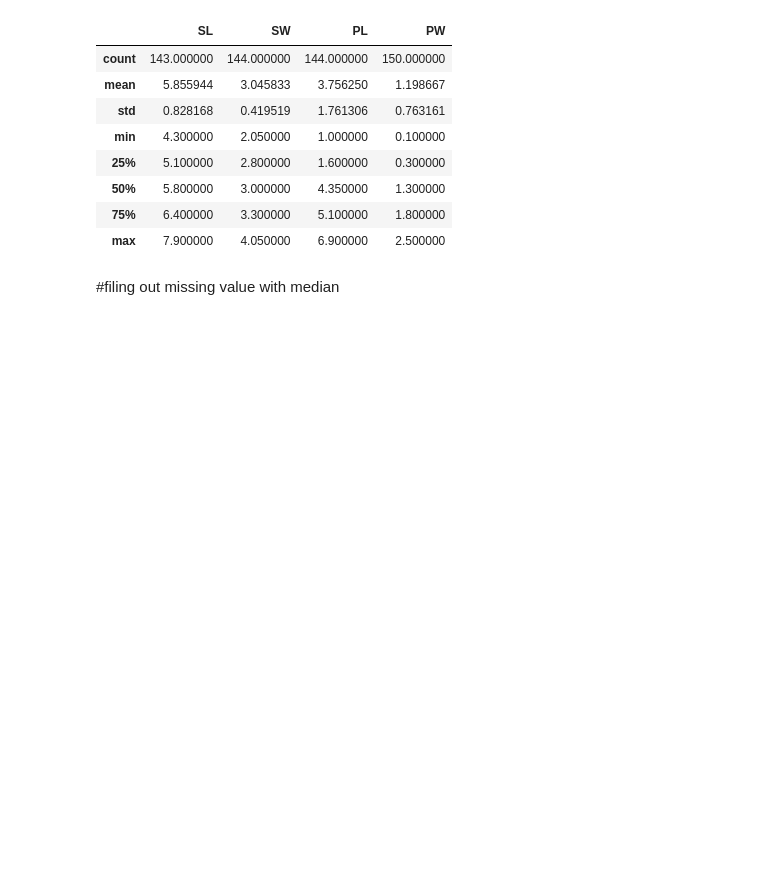
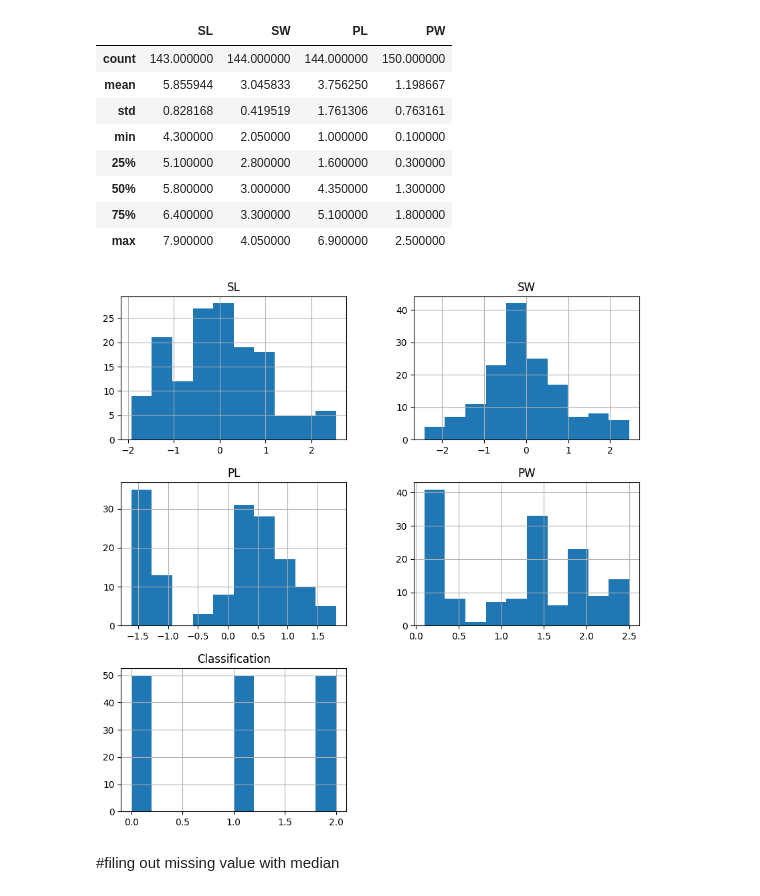
Before and after one commit to MerinBennyT/classification-, a Jupyter notebook: Merin_Benny_T_Classification_Assignment.ipynb, the cells around one changed output. Saved outputs shown, nothing was run; the diff lists cells and outputs as text; code cells hidden in the pictures; blank space fills up the shorter version.

```diff
--- a/Merin_Benny_T_Classification_Assignment.ipynb
+++ b/Merin_Benny_T_Classification_Assignment.ipynb
@@ -120,6 +120,13 @@ iris.describe()
 | 50% | 5.800000 | 3.000000 | 4.350000 | 1.300000 |
 | 75% | 6.400000 | 3.300000 | 5.100000 | 1.800000 |
 | max | 7.900000 | 4.050000 | 6.900000 | 2.500000 |
+# %%
+import matplotlib.pyplot as plt
+import seaborn as sns
+iris.hist(figsize=(10,10))
+plt.show()
+# %% [output]
+[figure, added]
 # %% [markdown]
 #filing out missing value with median
 # %%
```
Also changed, not shown: parts of 11 cells of this notebook.
